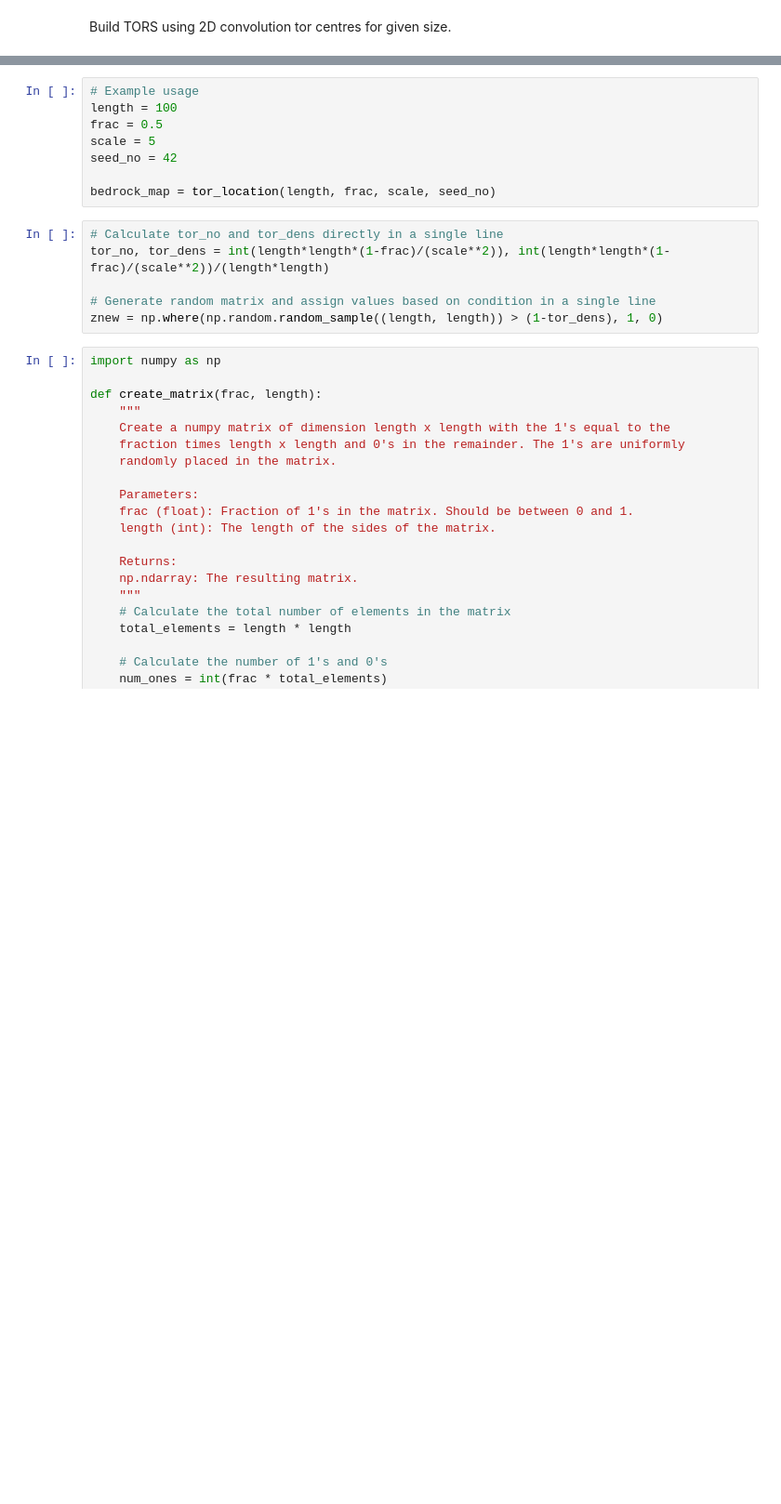
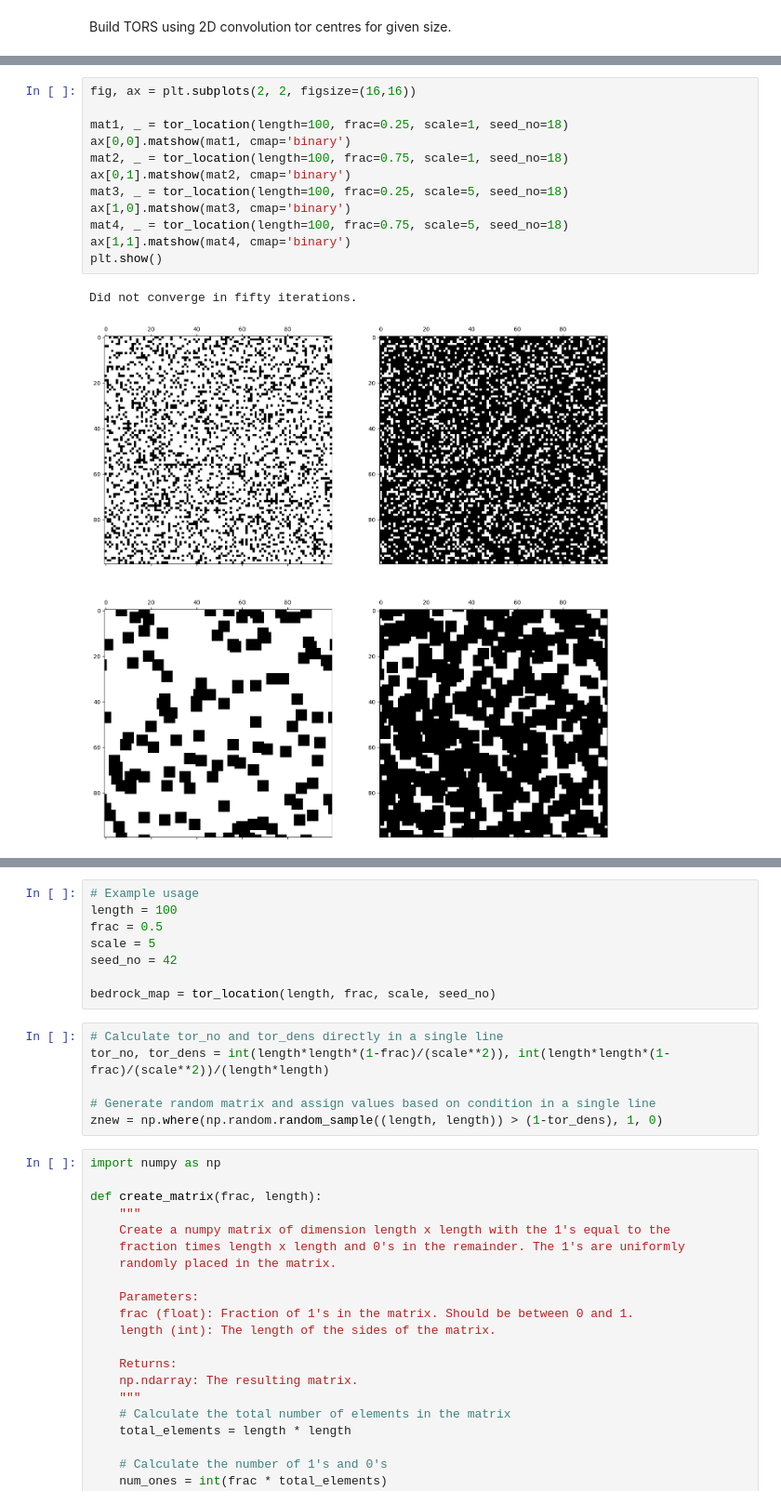
Before and after one commit to daltonkw/bedrock-mapping-accuracy, a Jupyter notebook: Notes_Original.ipynb, the cells around one changed output, grey strips where cells are left out. Shown: that part at 93% size. Cells and saved outputs as stored; diff of their text form; blank space fills up the shorter version.

```diff
--- a/Notes_Original.ipynb
+++ b/Notes_Original.ipynb
@@ -157,0 +227,15 @@ plt.show()
+# %%
+fig, ax = plt.subplots(2, 2, figsize=(16,16))
+
+mat1, _ = tor_location(length=100, frac=0.25, scale=1, seed_no=18)
+ax[0,0].matshow(mat1, cmap='binary')
+mat2, _ = tor_location(length=100, frac=0.75, scale=1, seed_no=18)
+ax[0,1].matshow(mat2, cmap='binary')
+mat3, _ = tor_location(length=100, frac=0.25, scale=5, seed_no=18)
+ax[1,0].matshow(mat3, cmap='binary')
+mat4, _ = tor_location(length=100, frac=0.75, scale=5, seed_no=18)
+ax[1,1].matshow(mat4, cmap='binary')
+plt.show()
+# %% [output]
+Did not converge in fifty iterations.
+[figure, added]
```
Also changed, not shown: parts of 55 cells of this notebook, 2 other files.
